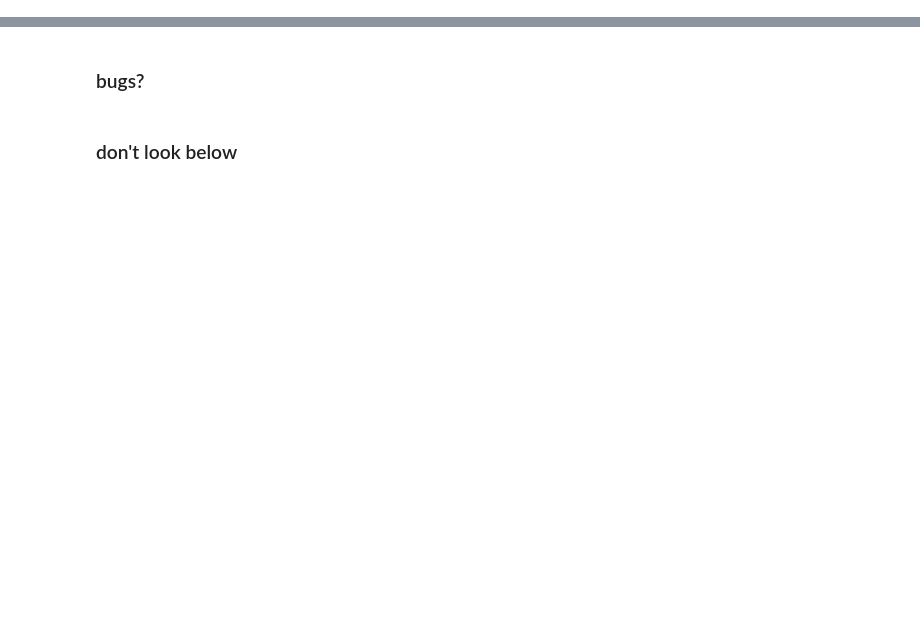
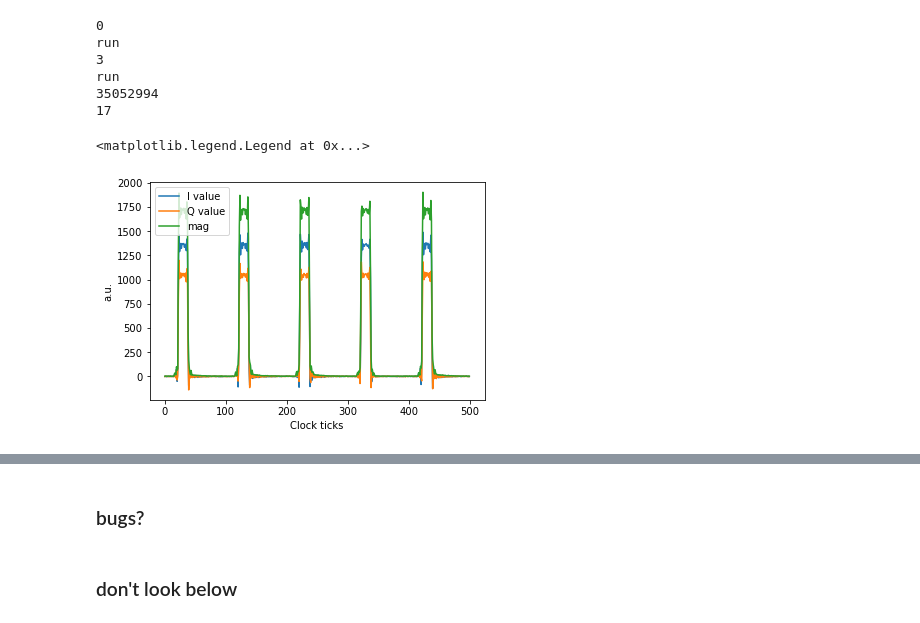
Before and after one commit to hcskinker/qick-spin, a Jupyter notebook: qick_demos/sho/asm_scratchwork.ipynb, the cells around one changed output, grey strips where cells are left out. Cells and saved outputs as stored; diff of their text form; code cells hidden in the pictures; blank space fills up the shorter version.

```diff
--- a/qick_demos/sho/asm_scratchwork.ipynb
+++ b/qick_demos/sho/asm_scratchwork.ipynb
@@ -105,41 +201,44 @@ LOOP_0:
 # %%
+clear_reg()
 prog.config_all(soc)
-print("run prog")
+
 while True:
-    # sometimes the tProc doesn't start up correctly - retry until we see time_usr increasing
-    prog.config_bufs(soc, enable_avg=True, enable_buf=True)
-#     prog.config_bufs(soc, enable_avg=True, enable_buf=False)
-    soc.tproc.proc_stop()
-    soc.tproc.proc_start()
+    print("run")
+    prog.config_bufs(soc, enable_avg=False, enable_buf=True)
+    soc.tproc.reset()
+    soc.tproc.run()
     time.sleep(0.1)
     val = soc.tproc.time_usr
-    print("time_usr:", val)
+    print(val)
     if val > 3:
         break
-    else:
-        print("time_usr not counting")
-soc.tproc.read_sel=1
-for i in tqdm(range(10)):
-    time.sleep(0.5)
-    print(soc.tproc.tproc_r_dt1)
-    print(soc.get_accumulated(ch=0, length=5))
+while True:
+    val = soc.tproc.tproc_ext_dt1_o
+    print(val)
+    if val != 0:
+        break
+# soc.tproc.set_cond()
+# soc.tproc.stop()
+# %% [output]
+0
+run
+3
+run
+35052994
+17
-# %%
-soc.tproc.read_sel=1
-print(soc.tproc.tproc_r_dt1)
-print(soc.get_accumulated(ch=0, length=5))
 # %%
-iq_list = [soc.avg_bufs[0].transfer_buf(length=windowlen*(reps)).T]
+iq_list = [soc.avg_bufs[0].transfer_buf(length=500).T]
 
 # Plot results.
 plt.figure(1)
 for ii, iq in enumerate(iq_list):
     plt.plot(iq[0], label="I value")
     plt.plot(iq[1], label="Q value")
     plt.plot(np.abs(iq[0]+1j*iq[1]), label="mag")
 plt.ylabel("a.u.")
 plt.xlabel("Clock ticks")
 # plt.title("Averages = " + str(config["soft_avgs"]))
 plt.legend()
-# plt.ylim((2000,2750))
-
-print(soc.get_accumulated(ch=0, length=5))
+# %% [output]
+<matplotlib.legend.Legend at 0x...>
+[figure, added]
```
Also changed, not shown: parts of 24 cells of this notebook, 4 other files.
